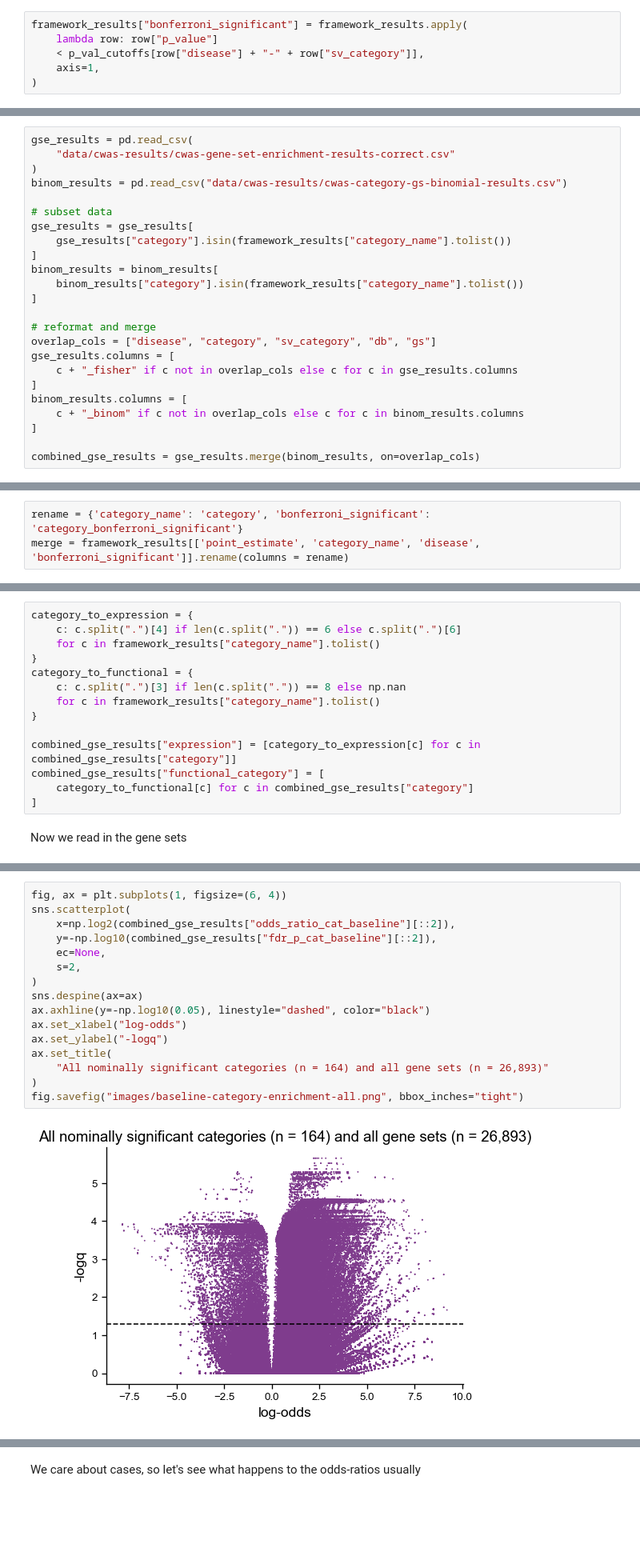
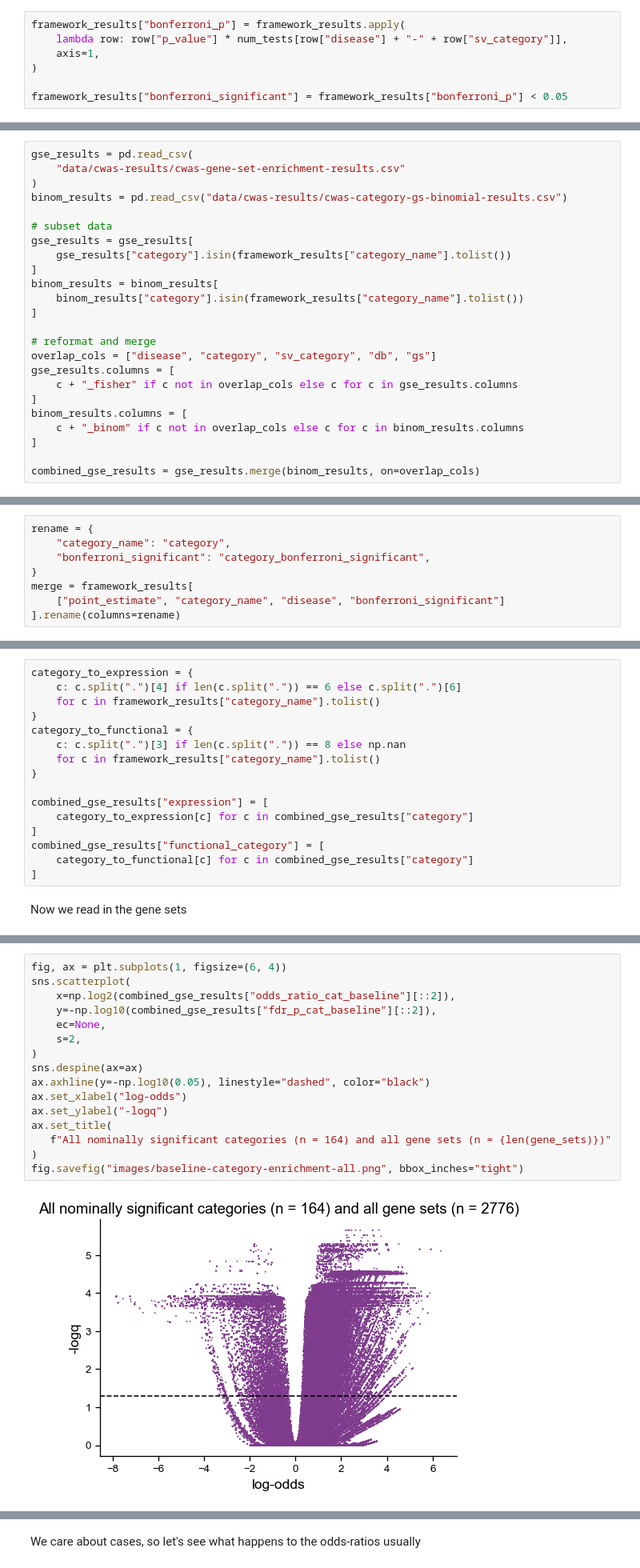
Before and after one commit to vanallenlab/ped_germline_SV, a Jupyter notebook: jett_analysis/pgsvs-analyze-gsea-results.ipynb, the cells around one changed output, grey strips where cells are left out. Shown at 80% size. Drawn from its saved outputs; the diff is of its cells as text; blank space fills up the shorter version.

```diff
--- a/jett_analysis/pgsvs-analyze-gsea-results.ipynb
+++ b/jett_analysis/pgsvs-analyze-gsea-results.ipynb
@@ -177,10 +186,11 @@ p_val_cutoffs = {
 }
 # %%
-framework_results["bonferroni_significant"] = framework_results.apply(
-    lambda row: row["p_value"]
-    < p_val_cutoffs[row["disease"] + "-" + row["sv_category"]],
+framework_results["bonferroni_p"] = framework_results.apply(
+    lambda row: row["p_value"] * num_tests[row["disease"] + "-" + row["sv_category"]],
     axis=1,
 )
+
+framework_results["bonferroni_significant"] = framework_results["bonferroni_p"] < 0.05
 # %%
 framework_results.head(2)
 # %% [output]
@@ -235,7 +245,7 @@ Read in our GSE results for the categories. This file is _huge_, since we fully
 ref_counts = pd.read_csv("data/cwas-results/reference-counts.csv")
 # %%
 gse_results = pd.read_csv(
-    "data/cwas-results/cwas-gene-set-enrichment-results-correct.csv"
+    "data/cwas-results/cwas-gene-set-enrichment-results.csv"
 )
 binom_results = pd.read_csv("data/cwas-results/cwas-category-gs-binomial-results.csv")
 
@@ -286,4 +298,9 @@ combined_gse_results.head(2)
 # %%
-rename = {'category_name': 'category', 'bonferroni_significant': 'category_bonferroni_significant'}
-merge = framework_results[['point_estimate', 'category_name', 'disease', 'bonferroni_significant']].rename(columns = rename)
+rename = {
+    "category_name": "category",
+    "bonferroni_significant": "category_bonferroni_significant",
+}
+merge = framework_results[
+    ["point_estimate", "category_name", "disease", "bonferroni_significant"]
+].rename(columns=rename)
 # %%
@@ -300,7 +317,9 @@ category_to_functional = {
     for c in framework_results["category_name"].tolist()
 }
 
-combined_gse_results["expression"] = [category_to_expression[c] for c in combined_gse_results["category"]]
+combined_gse_results["expression"] = [
+    category_to_expression[c] for c in combined_gse_results["category"]
+]
 combined_gse_results["functional_category"] = [
     category_to_functional[c] for c in combined_gse_results["category"]
 ]
@@ -322,21 +352,21 @@ To start, we'll examine the category baseline results alone.
 # %%
 fig, ax = plt.subplots(1, figsize=(6, 4))
 sns.scatterplot(
     x=np.log2(combined_gse_results["odds_ratio_cat_baseline"][::2]),
     y=-np.log10(combined_gse_results["fdr_p_cat_baseline"][::2]),
     ec=None,
     s=2,
 )
 sns.despine(ax=ax)
 ax.axhline(y=-np.log10(0.05), linestyle="dashed", color="black")
 ax.set_xlabel("log-odds")
 ax.set_ylabel("-logq")
 ax.set_title(
-    "All nominally significant categories (n = 164) and all gene sets (n = 26,893)"
+   f"All nominally significant categories (n = 164) and all gene sets (n = {len(gene_sets)})"
 )
 fig.savefig("images/baseline-category-enrichment-all.png", bbox_inches="tight")
 # %% [output]
-[figure, old version]
+[figure, new version]
 # %% [markdown]
 ## Compare the binary genes vs. full counts
 
```
Also changed, not shown: parts of 132 cells of this notebook, 35 other files.
